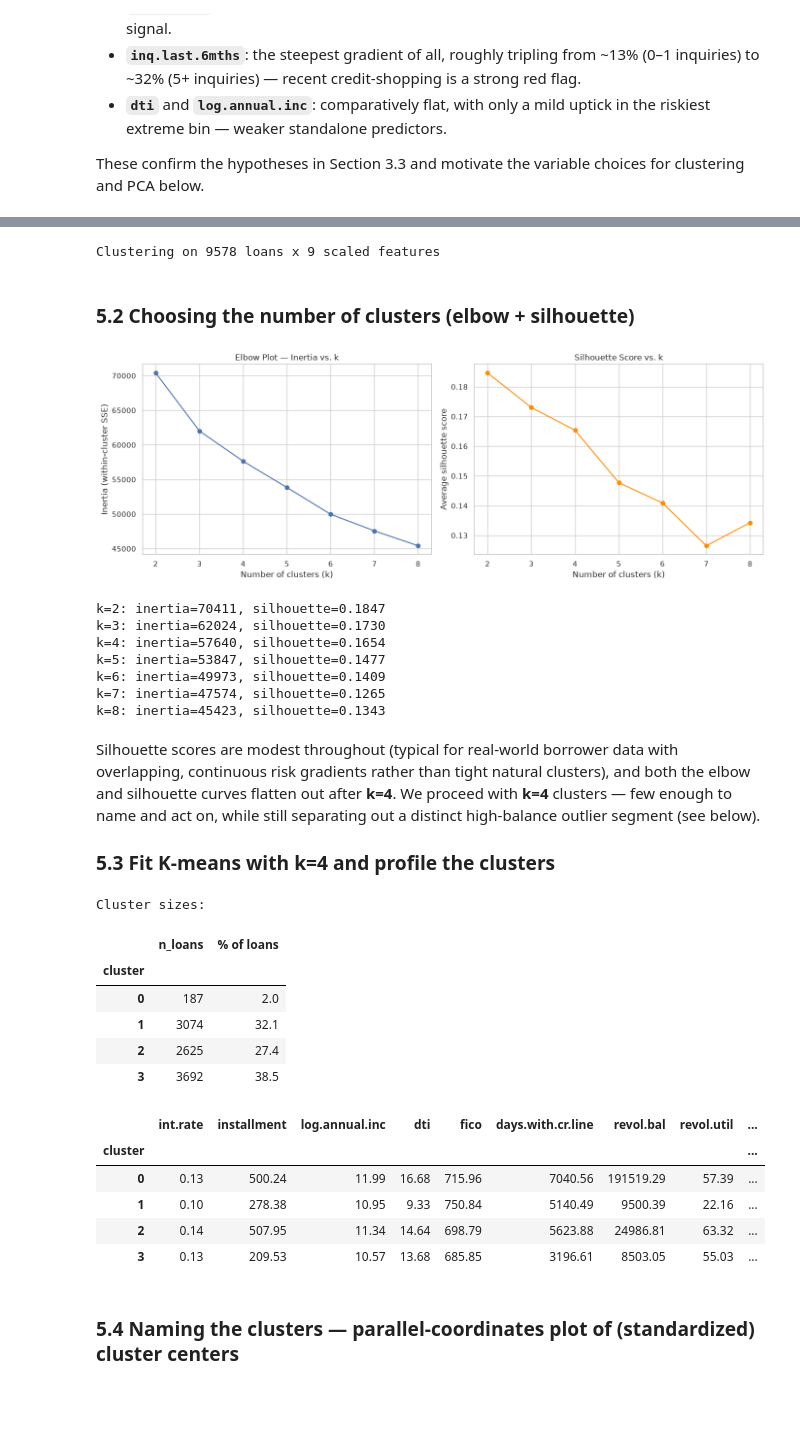
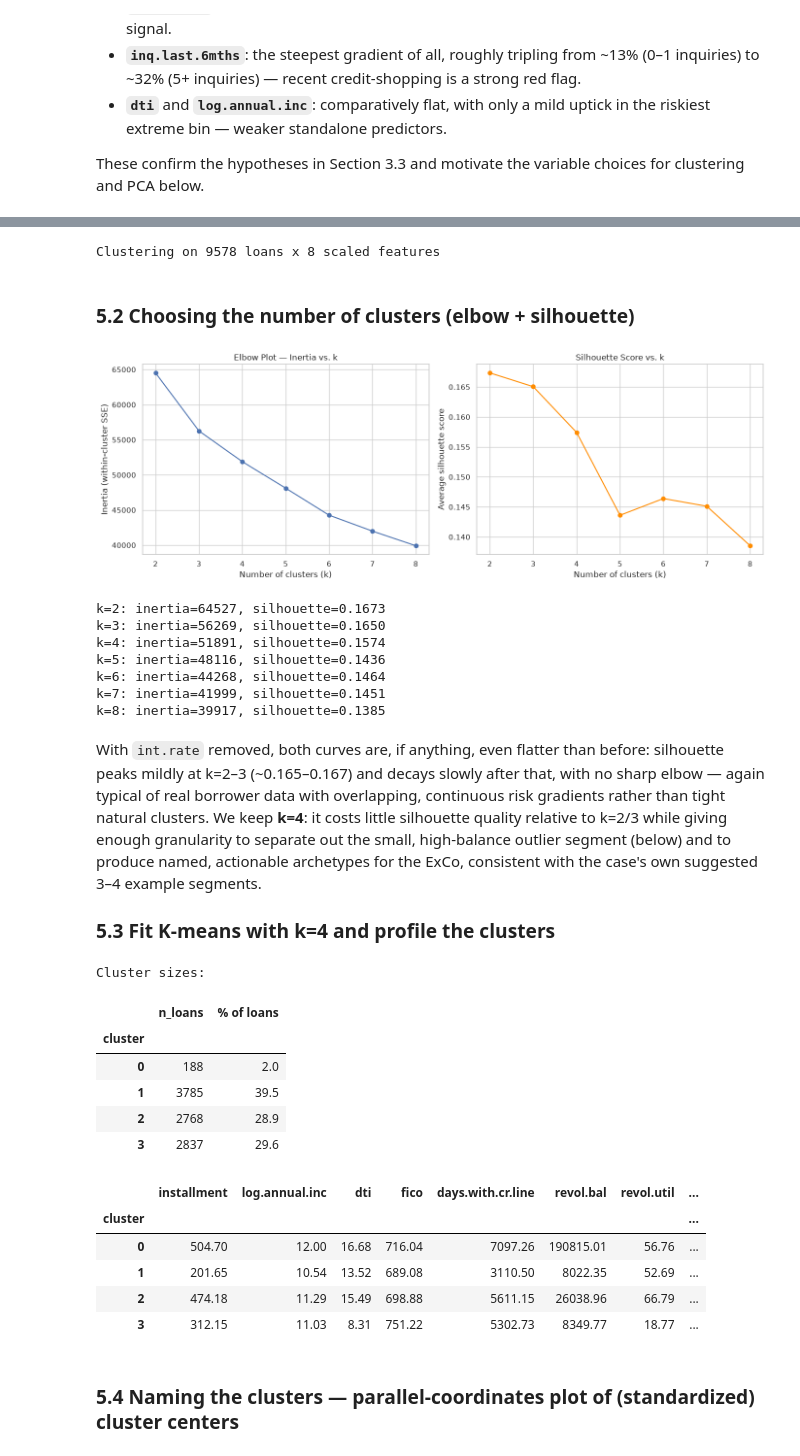
Before and after one commit to JLaniado/credit_ete_analysis, a Jupyter notebook: notebooks/Credit_Default_EDA_PCA.ipynb, the cells around one changed output, grey strips where cells are left out. Drawn from its saved outputs; the diff is of its cells as text; code cells hidden in the pictures; blank space fills up the shorter version.

```diff
--- a/notebooks/Credit_Default_EDA_PCA.ipynb
+++ b/notebooks/Credit_Default_EDA_PCA.ipynb
@@ -435,12 +472,15 @@ Euclidean-distance-based clustering and would just add noise).
 # %%
-cluster_vars = ['int.rate', 'installment', 'log.annual.inc', 'dti', 'fico',
+cluster_vars = ['installment', 'log.annual.inc', 'dti', 'fico',
                 'days.with.cr.line', 'revol.bal', 'revol.util', 'inq.last.6mths']
+# int.rate deliberately excluded — see Section 5.1 (r ~ -0.71 with fico,
+# and int.rate is Lending Club's own derived risk output, not a primitive
+# borrower attribute). Retained only as a post-hoc validation metric below.
 
 scaler = StandardScaler()
 X_scaled = scaler.fit_transform(df[cluster_vars])
 print(f"Clustering on {X_scaled.shape[0]} loans x {X_scaled.shape[1]} scaled features")
 # %% [output]
-Clustering on 9578 loans x 9 scaled features
+Clustering on 9578 loans x 8 scaled features
 # %% [markdown]
 ### 5.2 Choosing the number of clusters (elbow + silhouette)
 # %%
@@ -471,50 +511,53 @@ plt.show()
 for k, inertia, sil in zip(k_range, inertias, silhouettes):
     print(f"k={k}: inertia={inertia:.0f}, silhouette={sil:.4f}")
 # %% [output]
-[figure, old version]
+[figure, new version]
-k=2: inertia=70411, silhouette=0.1847
-k=3: inertia=62024, silhouette=0.1730
-k=4: inertia=57640, silhouette=0.1654
-k=5: inertia=53847, silhouette=0.1477
-k=6: inertia=49973, silhouette=0.1409
-k=7: inertia=47574, silhouette=0.1265
-k=8: inertia=45423, silhouette=0.1343
+k=2: inertia=64527, silhouette=0.1673
+k=3: inertia=56269, silhouette=0.1650
+k=4: inertia=51891, silhouette=0.1574
+k=5: inertia=48116, silhouette=0.1436
+k=6: inertia=44268, silhouette=0.1464
+k=7: inertia=41999, silhouette=0.1451
+k=8: inertia=39917, silhouette=0.1385
 # %% [markdown]
-Silhouette scores are modest throughout (typical for real-world borrower
-data with overlapping, continuous risk gradients rather than tight natural
-clusters), and both the elbow and silhouette curves flatten out after
-**k=4**. We proceed with **k=4** clusters — few enough to name and act on,
-while still separating out a distinct high-balance outlier segment (see
-below).
+With `int.rate` removed, both curves are, if anything, even flatter than
+before: silhouette peaks mildly at k=2–3 (~0.165–0.167) and decays slowly
+after that, with no sharp elbow — again typical of real borrower data with
+overlapping, continuous risk gradients rather than tight natural clusters.
+We keep **k=4**: it costs little silhouette quality relative to k=2/3 while
+giving enough granularity to separate out the small, high-balance outlier
+segment (below) and to produce named, actionable archetypes for the ExCo,
+consistent with the case's own suggested 3–4 example segments.
 
 ### 5.3 Fit K-means with k=4 and profile the clusters
 # %%
 kmeans = KMeans(n_clusters=4, n_init=10, random_state=42)
 df['cluster'] = kmeans.fit_predict(X_scaled)
 
 cluster_sizes = df['cluster'].value_counts().sort_index()
 cluster_sizes_pct = (cluster_sizes / len(df) * 100).round(1)
 print("Cluster sizes:")
 display(pd.DataFrame({'n_loans': cluster_sizes, '% of loans': cluster_sizes_pct}))
 
 cluster_profile = df.groupby('cluster')[cluster_vars].mean().round(2)
 cluster_profile['default_rate_%'] = (df.groupby('cluster')['default'].mean() * 100).round(1)
 cluster_profile['credit_policy_pass_%'] = (df.groupby('cluster')['credit.policy'].mean() * 100).round(1)
+cluster_profile['int.rate_%'] = (df.groupby('cluster')['int.rate'].mean() * 100).round(2)  # NOT a clustering input — shown only as external validation
 display(cluster_profile)
 # %% [output]
 Cluster sizes:
 |  | n_loans | % of loans |
 | cluster |  |  |
-| 0 | 187 | 2.0 |
-| 1 | 3074 | 32.1 |
-| 2 | 2625 | 27.4 |
-| 3 | 3692 | 38.5 |
+| 0 | 188 | 2.0 |
+| 1 | 3785 | 39.5 |
+| 2 | 2768 | 28.9 |
+| 3 | 2837 | 29.6 |
-|  | int.rate | installment | log.annual.inc | dti | fico | days.with.cr.line | revol.bal | revol.util | ... |
-| cluster |  |  |  |  |  |  |  |  | ... |
-| 0 | 0.13 | 500.24 | 11.99 | 16.68 | 715.96 | 7040.56 | 191519.29 | 57.39 | ... |
-| 1 | 0.10 | 278.38 | 10.95 | 9.33 | 750.84 | 5140.49 | 9500.39 | 22.16 | ... |
-| 2 | 0.14 | 507.95 | 11.34 | 14.64 | 698.79 | 5623.88 | 24986.81 | 63.32 | ... |
-| 3 | 0.13 | 209.53 | 10.57 | 13.68 | 685.85 | 3196.61 | 8503.05 | 55.03 | ... |
+|  | installment | log.annual.inc | dti | fico | days.with.cr.line | revol.bal | revol.util | ... |
+| cluster |  |  |  |  |  |  |  | ... |
+| 0 | 504.70 | 12.00 | 16.68 | 716.04 | 7097.26 | 190815.01 | 56.76 | ... |
+| 1 | 201.65 | 10.54 | 13.52 | 689.08 | 3110.50 | 8022.35 | 52.69 | ... |
+| 2 | 474.18 | 11.29 | 15.49 | 698.88 | 5611.15 | 26038.96 | 66.79 | ... |
+| 3 | 312.15 | 11.03 | 8.31 | 751.22 | 5302.73 | 8349.77 | 18.77 | ... |
 # %% [markdown]
 ### 5.4 Naming the clusters — parallel-coordinates plot of (standardized) cluster centers
 # %%
```
Also changed, not shown: parts of 15 cells of this notebook, 6 other files.
